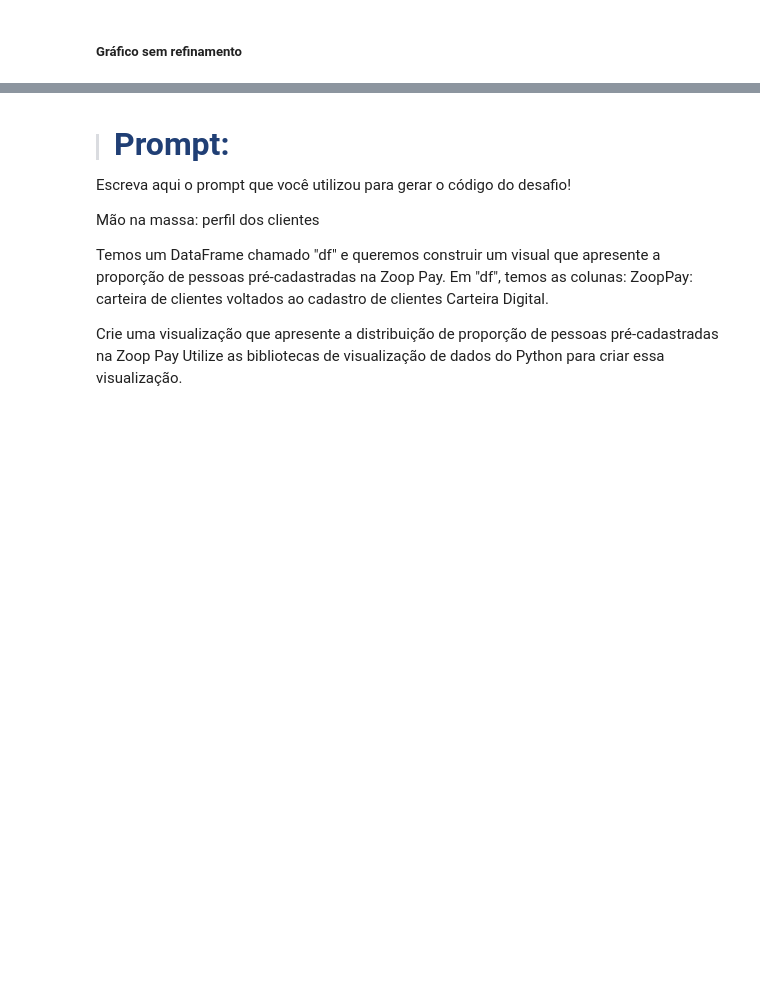
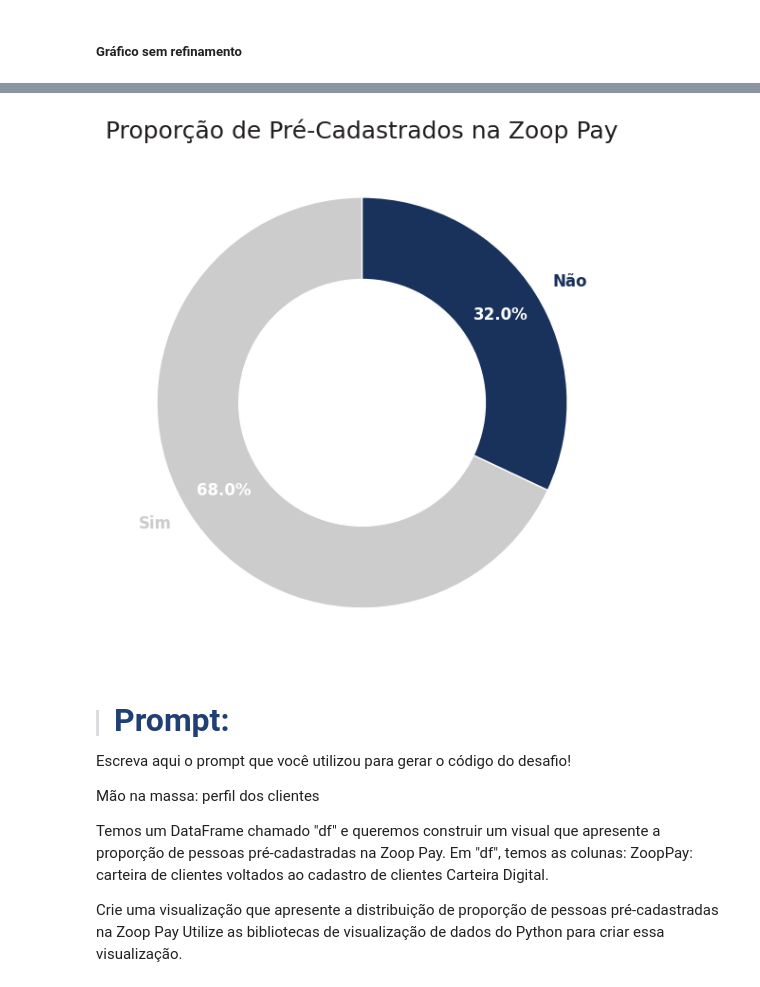
Before and after one commit to SergioCarmo-ro/Desafio_IA, a Jupyter notebook: Desafios.ipynb, the cells around one changed output, grey strips where cells are left out. Saved outputs shown, nothing was run; the diff lists cells and outputs as text; code cells hidden in the pictures; blank space fills up the shorter version.

```diff
--- a/Desafios.ipynb
+++ b/Desafios.ipynb
@@ -308,3 +373,44 @@ AQUA_1,	AQUA_2,	AQUA_3 = "#addcd4",	"#9fccc5", "#96bfb9"
+# %%
+import matplotlib.pyplot as plt
+
+# Exemplo: pessoas que pré-cadastraram ou não
+dados = {'Sim': 340, 'Não': 160}
+
+# Preparando os dados
+labels = list(dados.keys())
+values = list(dados.values())
+colors = [CINZA_3 if label == 'Sim' else AZUL_3 for label in labels] # Corrected line
+
+# Criando a figura
+fig, ax = plt.subplots(figsize=(6, 6))
+fig.patch.set_facecolor(CINZA_1)
+ax.set_facecolor(CINZA_1)
+
+# Gráfico de rosca
+wedges, texts, autotexts = ax.pie(
+    values,
+    labels=labels,
+    colors=colors,
+    startangle=90,
+    wedgeprops={'width': 0.4, 'edgecolor': CINZA_1},
+    autopct='%1.1f%%',
+    pctdistance=0.8,
+    textprops={'fontsize': 12, 'weight': 'bold', 'color': BRANCO}
+)
+
+# Estilizando os rótulos das fatias (fora da porcentagem)
+for text, color in zip(texts, colors):
+    text.set_color(color)
+    text.set_fontsize(12)
+
+# Título
+ax.set_title('Proporção de Pré-Cadastrados na Zoop Pay', fontsize=18, color=CINZA_5)
+
+# Exibir
+plt.tight_layout()
+plt.show()
+# %% [output]
+[figure, added]
 # %% [markdown]
 > #### <strong><font color="#203f75" size= 6>Prompt:</font></strong>
 
```
Also changed, not shown: parts of 4 cells of this notebook.
